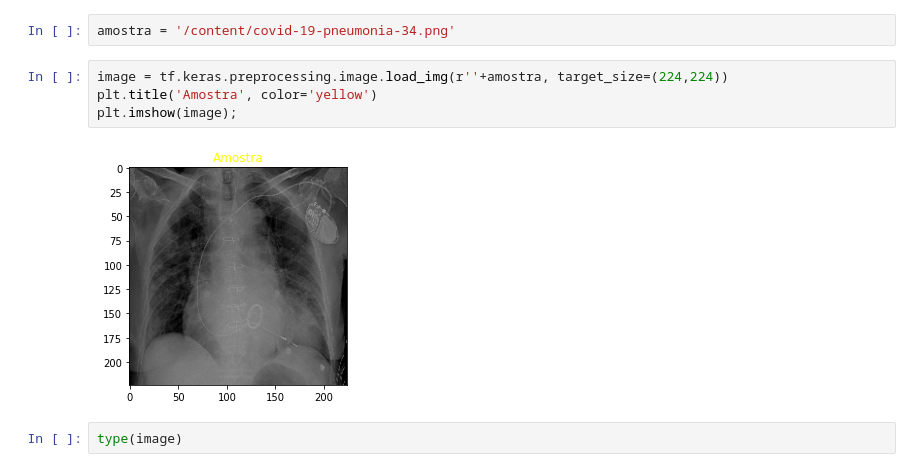
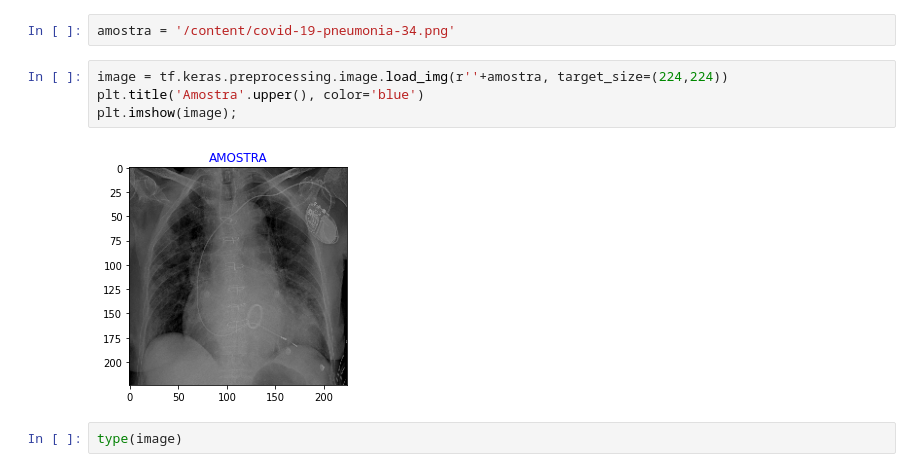
Before and after one commit to fabiomattes2016/ASMDIR, a Jupyter notebook: ASMDIR.ipynb, the cells around one changed output. Cells and saved outputs as stored; diff of their text form.

Commit message:
Uppercase titles

```diff
--- a/ASMDIR.ipynb
+++ b/ASMDIR.ipynb
@@ -353,10 +353,10 @@ sns.heatmap(cm, annot=True);
 amostra = '/content/covid-19-pneumonia-34.png'
 # %%
 image = tf.keras.preprocessing.image.load_img(r''+amostra, target_size=(224,224))
-plt.title('Amostra', color='yellow')
+plt.title('Amostra'.upper(), color='blue')
 plt.imshow(image);
 # %% [output]
-[figure, old version]
+[figure, new version]
 # %%
 type(image)
 # %% [output]
```
Also changed, not shown: parts of 1 cell of this notebook.
